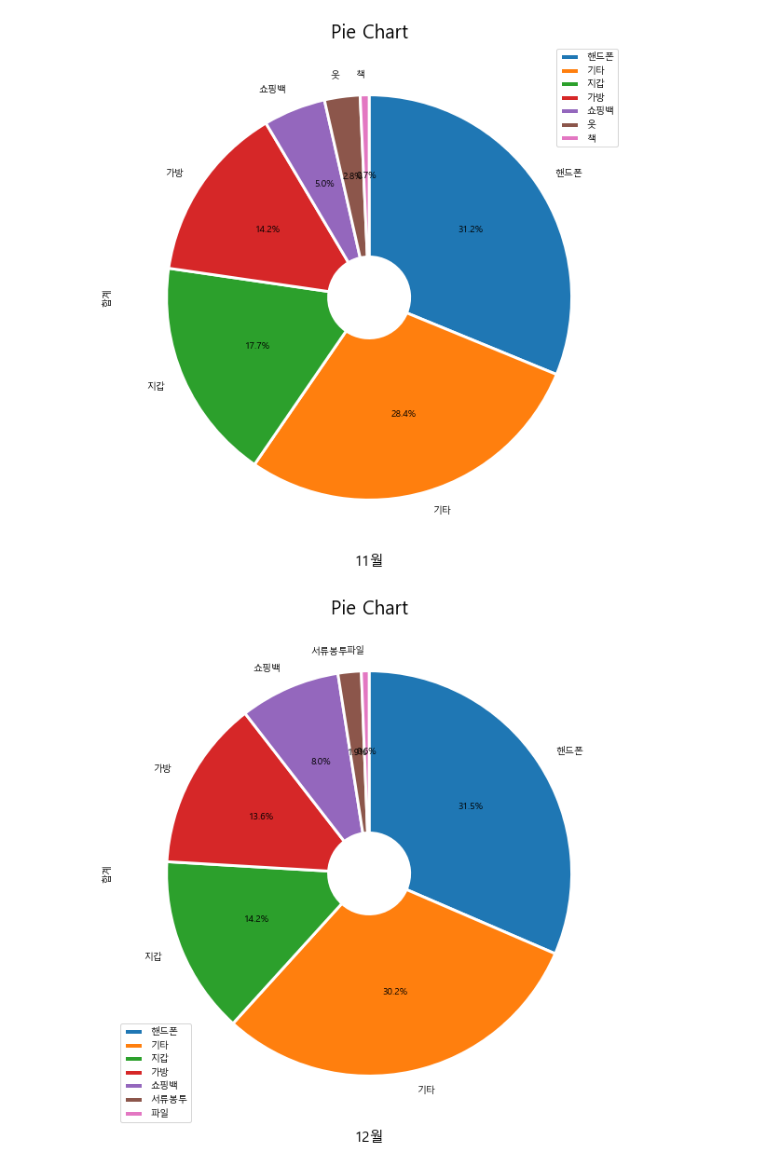
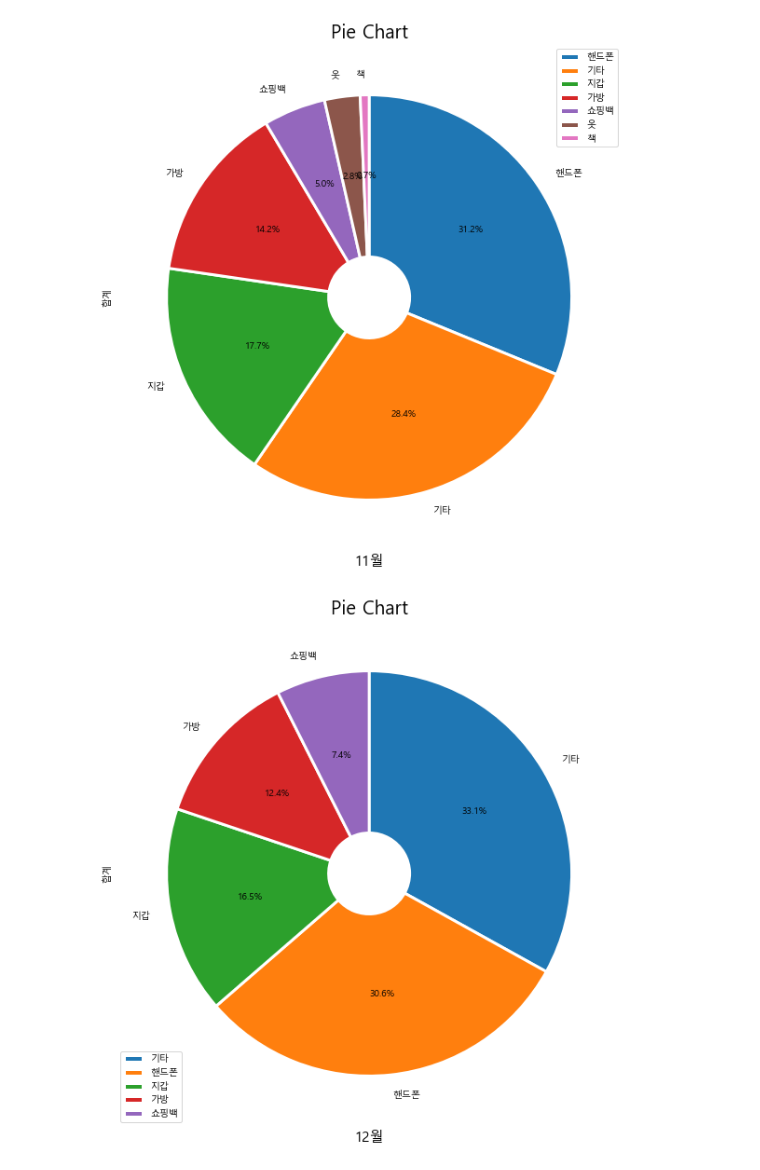
Before and after one commit to haminnn/jupyter, a Jupyter notebook: python/project/taxi_hamin.ipynb, the cells around one changed output. Saved outputs shown, nothing was run; the diff lists cells and outputs as text; code cells hidden in the pictures.

```diff
--- a/python/project/taxi_hamin.ipynb
+++ b/python/project/taxi_hamin.ipynb
@@ -9,3 +23,4 @@ plt.rcParams['axes.unicode_minus'] = False
 # %%
-a = cv_test.sort_values(by = '등록일자', ascending = False)
+a = cv_test.sort_values(by = '등록일자', ascending = False) #등록일자 기준으로 내림차순 정렬
+a = a.dropna()
 # %%
@@ -20,0 +33,31 @@ d = pd.DataFrame(c, columns = ['Num','등록일자','분실물종류'])
+# %%
+###loc로 최근 1년과 최근 1년 월별로 끊어서 각각 데이터프레임을 만드는 과정
+years = d.loc[0:1520]
+January = d.loc[1435:1538]
+February = d.loc[1342:1434]
+March = d.loc[1202:1341]
+April = d.loc[1072:1201]
+May = d.loc[922:1071]
+June = d.loc[730:921]
+July = d.loc[643:729]
+August = d.loc[539:642]
+September = d.loc[414:538]
+October = d.loc[303:413]
+November =  d.loc[162:302]
+December = d.loc[41:161]
+Recent = d.loc[0:40]
+
+###월별 분실물종류별 합계
+January_df = January['분실물종류'].value_counts().rename_axis('1월').reset_index(name='합계')
+February_df = February['분실물종류'].value_counts().rename_axis('2월').reset_index(name='합계')
+March_df = March['분실물종류'].value_counts().rename_axis('3월').reset_index(name='합계')
+April_df = April['분실물종류'].value_counts().rename_axis('4월').reset_index(name='합계')
+May_df = May['분실물종류'].value_counts().rename_axis('5월').reset_index(name='합계')
+June_df = June['분실물종류'].value_counts().rename_axis('6월').reset_index(name='합계')
+July_df = July['분실물종류'].value_counts().rename_axis('7월').reset_index(name='합계')
+August_df = August['분실물종류'].value_counts().rename_axis('8월').reset_index(name='합계')
+September_df = September['분실물종류'].value_counts().rename_axis('9월').reset_index(name='합계')
+October_df = October['분실물종류'].value_counts().rename_axis('10월').reset_index(name='합계')
+November_df = November['분실물종류'].value_counts().rename_axis('11월').reset_index(name='합계')
+December_df = December['분실물종류'].value_counts().rename_axis('12월').reset_index(name='합계')
+years_df = years['분실물종류'].value_counts().rename_axis('1년').reset_index(name='합계')
@@ -89,6 +184,4 @@ sum_df.plot.bar(rot=0, color = 'purple')
 # %%
-###월별 분실물종류별 빈도% 파이차트
-
 wedgeprops={'width': 0.8, 'edgecolor': 'w', 'linewidth': 3}
 
 January_df.plot.pie(x = '1월', y = '합계', labels = January_df['1월'], startangle = 90, counterclock = False, autopct = '%1.1f%%',figsize=(10,10), wedgeprops=wedgeprops)
@@ -140,5 +233,9 @@ December_df.plot.pie(x = '12월', y = '합계', labels = December_df['12월'], s
 plt.title("Pie Chart", fontsize=20)
 plt.xlabel("12월",fontsize=15)
 
+years_df.plot.pie(x = '1년', y = '합계', labels = years_df['1년'], startangle = 90, counterclock = False, autopct = '%1.1f%%',figsize=(10,10), wedgeprops=wedgeprops)
+plt.title("Pie Chart", fontsize=20)
+plt.xlabel("1년",fontsize=15)
+
 plt.show()
 # %% [output]
@@ -148,9 +245,9 @@ plt.show()
 [figure]
 [figure]
 [figure]
 [figure]
 [figure]
 [figure]
 [figure]
 [figure]
-[figure, old version]
+[figure, new version]
```
Also changed, not shown: parts of 23 cells of this notebook.
